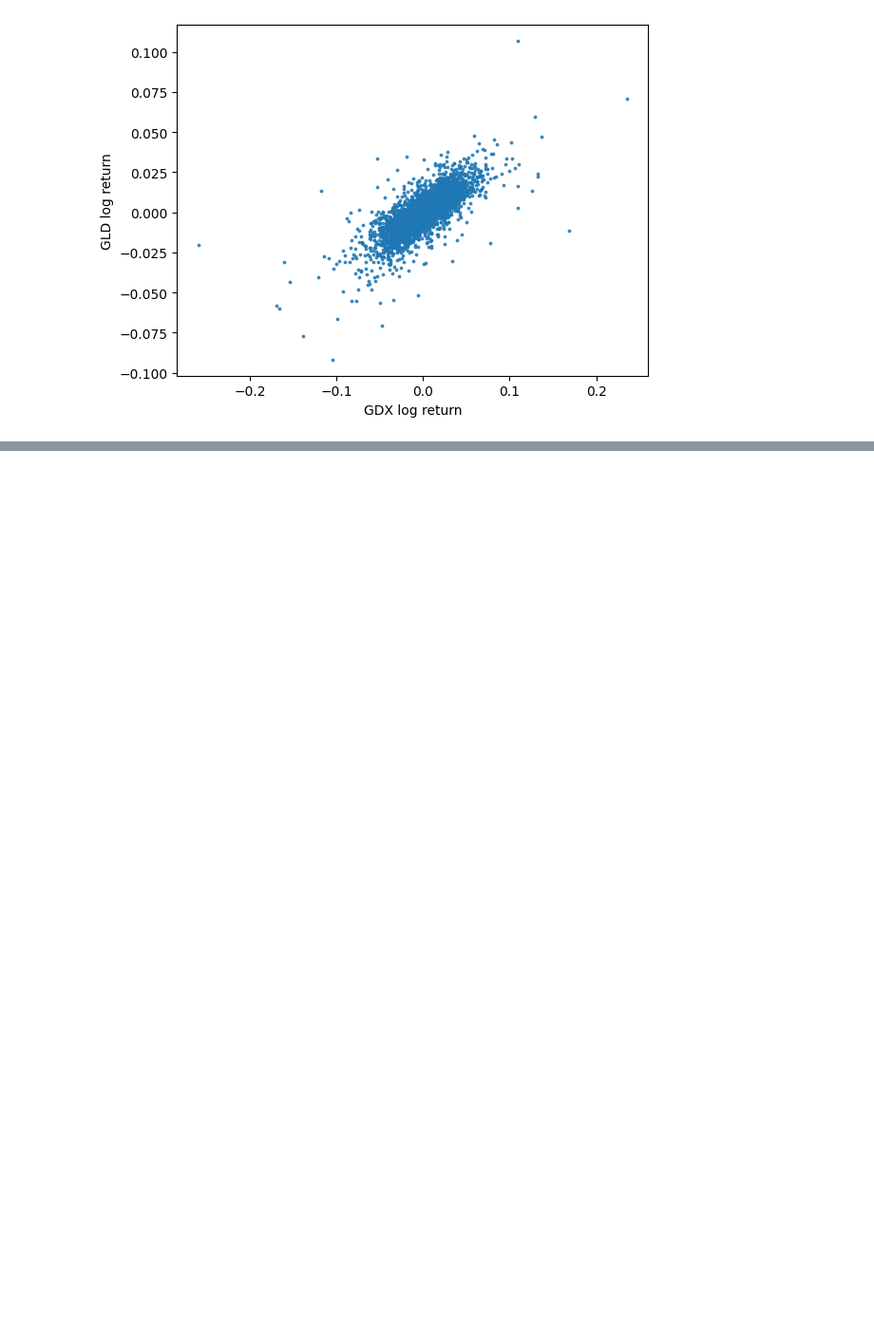
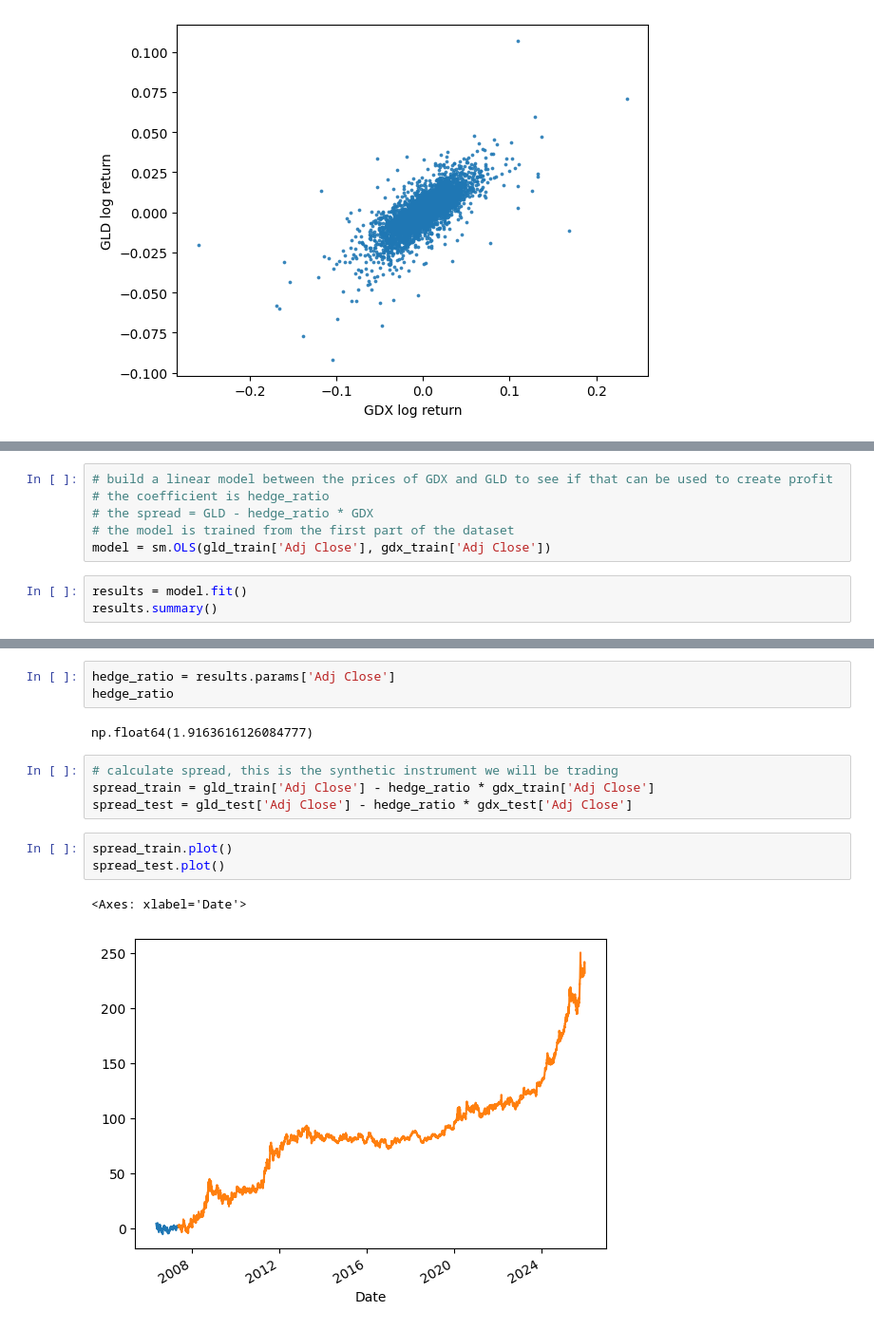
Before and after one commit to dhu23/alchemy, a Jupyter notebook: research/gdx_gdl.ipynb, the cells around one changed output, grey strips where cells are left out. Shown at 95% size. Cells and saved outputs as stored; diff of their text form; blank space fills up the shorter version.

Commit message:
gdx-gdl spread; looks wacky

```diff
--- a/research/gdx_gdl.ipynb
+++ b/research/gdx_gdl.ipynb
@@ -38,0 +81,9 @@ plt.show();
+# %%
+# build a linear model between the prices of GDX and GLD to see if that can be used to create profit
+# the coefficient is hedge_ratio
+# the spread = GLD - hedge_ratio * GDX
+# the model is trained from the first part of the dataset
+model = sm.OLS(gld_train['Adj Close'], gdx_train['Adj Close'])
+# %%
+results = model.fit()
+results.summary()
@@ -38,0 +110,15 @@ plt.show();
+# %%
+hedge_ratio = results.params['Adj Close']
+hedge_ratio
+# %% [output]
+np.float64(1.9163616126084777)
+# %%
+# calculate spread, this is the synthetic instrument we will be trading
+spread_train = gld_train['Adj Close'] - hedge_ratio * gdx_train['Adj Close']
+spread_test = gld_test['Adj Close'] - hedge_ratio * gdx_test['Adj Close']
+# %%
+spread_train.plot()
+spread_test.plot()
+# %% [output]
+<Axes: xlabel='Date'>
+[figure, added]
```
Also changed, not shown: parts of 12 cells of this notebook, 1 other file.
